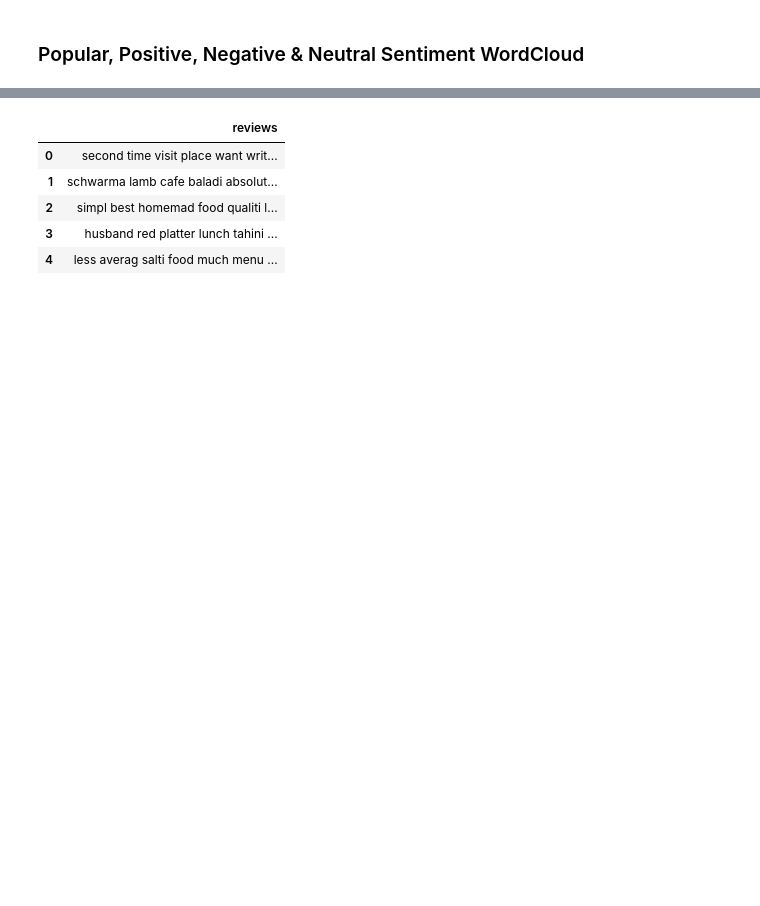
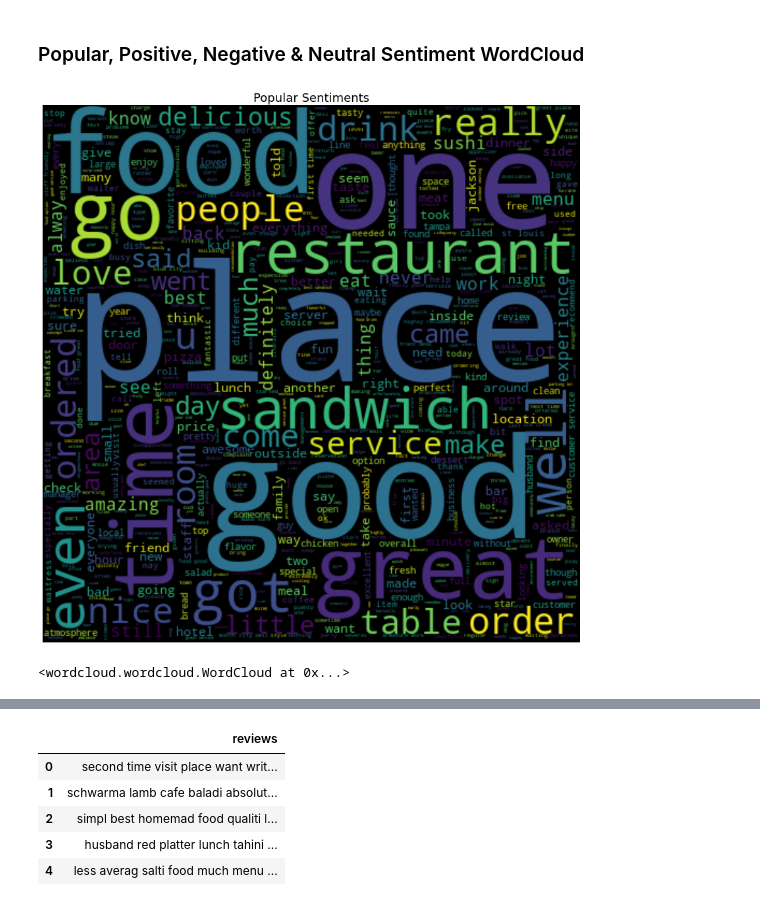
Before and after one commit to GoJo-Rika/Sentiment_Analysis, a Jupyter notebook: yelp_code.ipynb, the cells around one changed output, grey strips where cells are left out. Cells and saved outputs as stored; diff of their text form; code cells hidden in the pictures; blank space fills up the shorter version.

```diff
--- a/yelp_code.ipynb
+++ b/yelp_code.ipynb
@@ -416,5 +415,8 @@ data['cleaned_text'] = data['cleaned_text'].apply(lambda x:re.sub(r"^ +| +$","",
 data['cleaned_text'] = data['cleaned_text'].apply(lambda x:re.sub(r" +"," ",x)) #remove duplicated white spaces
 data['cleaned_text'] = data['cleaned_text'].apply(lambda x:x.encode('ascii', 'ignore').decode('ascii')) #remove emojis
 data['cleaned_text'] = data['cleaned_text'].apply(lambda x: " ".join(x for x in x.split() if x not in stop_words)) #removing stopwords
+# %%
+# Remove characters which have length less than 2
+data['cleaned_text'] = [word for word in data['cleaned_text'] if len(word) > 2]
 # %%
 data.head()
@@ -438,6 +461,9 @@ data.head()
 | 2 | 5 | Simple the best!. Homemade food q... | 1 | Positive | simple best homemade food quality... | simple best homemade food quality... | simple best homemade food quality... |
 | 3 | 5 | My husband and I each had the "re... | 1 | Positive | husband red platter lunch tahini ... | husband red platter lunch tahini ... | husband red platter lunch tahini ... |
 | 4 | 2 | Just less than average. Very very... | -1 | Negative | le average salty food much menu l... | less average salty food much menu... | le average salty food much menu l... |
+# %%
+# Remove characters which have length less than 2
+data['cleaned_text'] = [word for word in data['cleaned_text'] if len(word) > 2]
 # %%
 data
 # %% [output]
@@ -514,10 +583,18 @@ yelp_reviews.head()
 # %%
-# # Displaying only the popular sentiment
-# from wordcloud import WordCloud, STOPWORDS, ImageColorGenerator
-# words = WordCloud (width = 500, height = 500).generate(''.join(review_text))
-# plt.figure(figsize = (15,15))
-# plt.imshow(words)
-# plt.title('Popular Sentiments', size = 18)
-# plt.axis('off')
-# plt.show()
+# Displaying only the popular sentiment
+from wordcloud import WordCloud, STOPWORDS, ImageColorGenerator
+
+popularwords = WordCloud (max_words=1000, width = 500, height = 500).generate(''.join(data['cleaned_review']))
+plt.figure(figsize = (15,15))
+plt.imshow(popularwords, interpolation='bilinear')
+plt.title('Popular Sentiments', size = 18)
+plt.axis('off')
+plt.show()
+# %% [output]
+[figure, added]
+# %%
+# Save the image in the img folder:
+words.to_file("/content/drive/MyDrive/Wordcloud/popularsentiment.png")
+# %% [output]
+<wordcloud.wordcloud.WordCloud at 0x...>
 # %%
```
Also changed, not shown: parts of 122 cells of this notebook.
